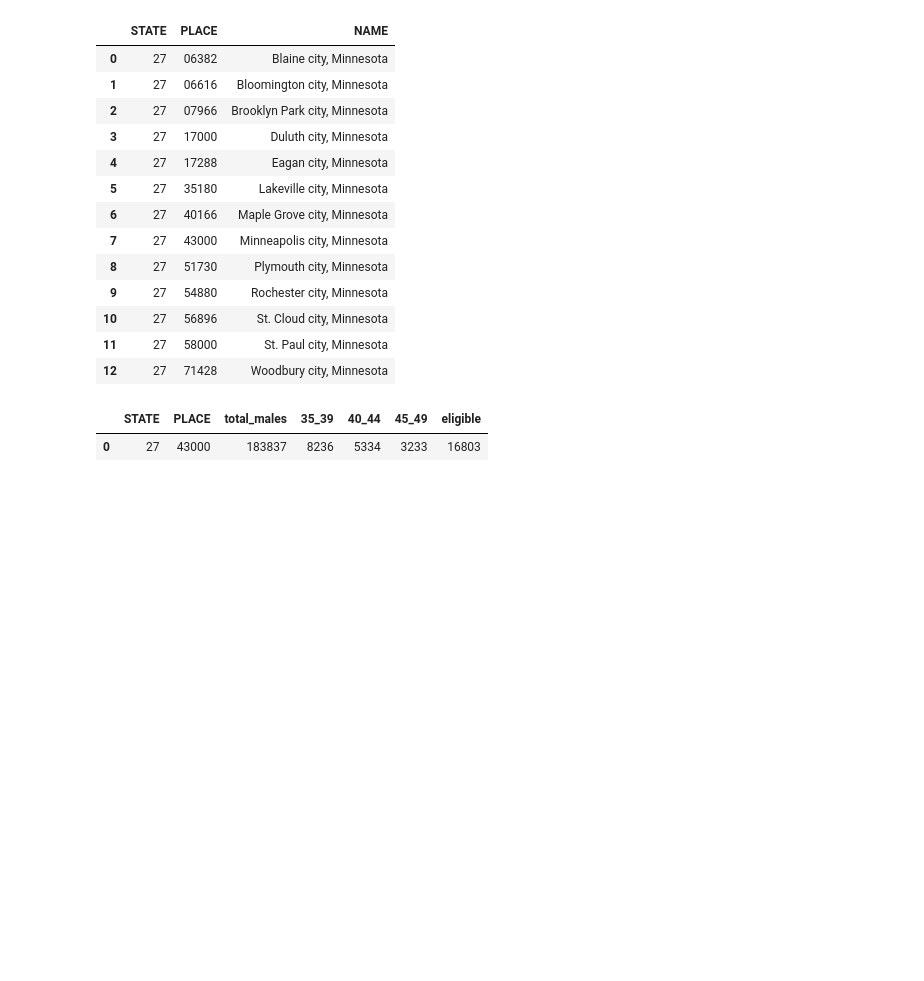
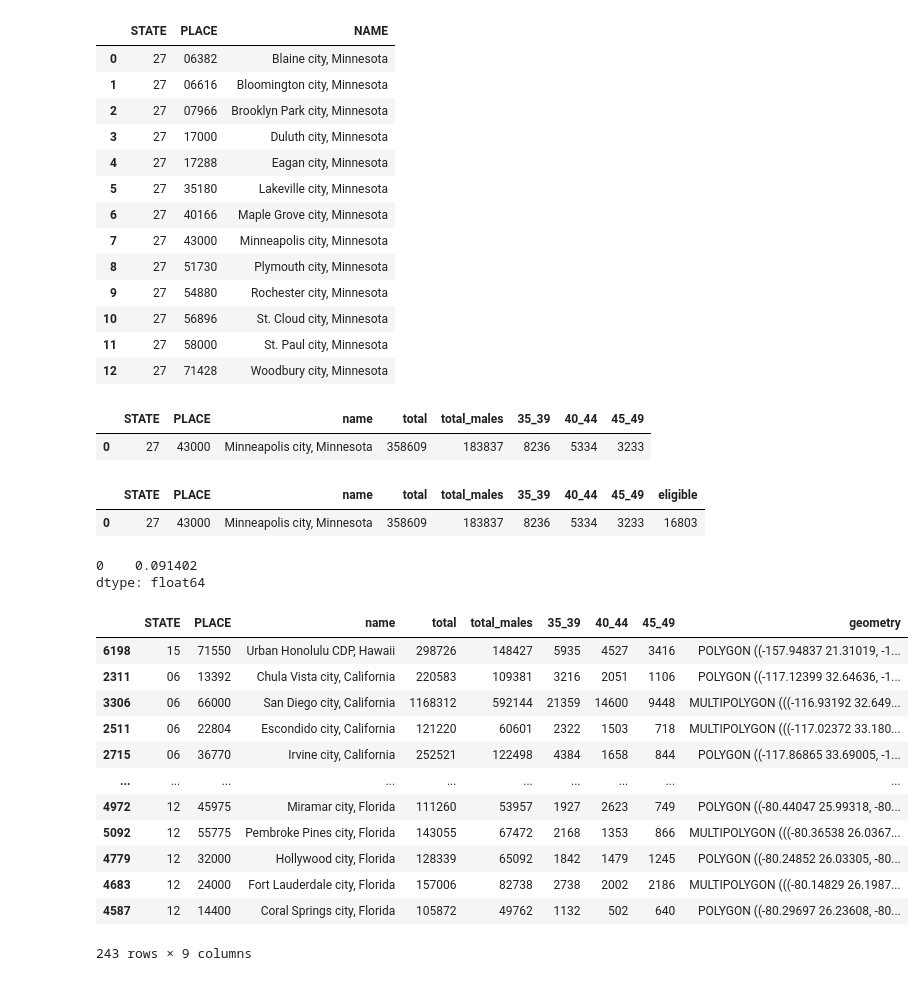
Before and after one commit to scottpham/NICAR25-CensusDIS-how-to, a Jupyter notebook: completed_notebooks/3_dating_pool.ipynb, the cells around one changed output. Drawn from its saved outputs; the diff is of its cells as text; code cells hidden in the pictures; blank space fills up the shorter version.

```diff
--- a/completed_notebooks/3_dating_pool.ipynb
+++ b/completed_notebooks/3_dating_pool.ipynb
@@ -144,20 +171,59 @@ ced.download(
 | 11 | 27 | 58000 | St. Paul city, Minnesota |
 | 12 | 27 | 71428 | Woodbury city, Minnesota |
 # %%
+minneapolis = "43000"
+
 mn_pool = ced.download(
     "acs/acs5",
     2023,
-    download_variables = plus_divorced.keys(),
-    state = MN,
-    place = "43000"
+    download_variables = variables.keys(),
+    state = states.MN,
+    place = minneapolis
 ).rename(
     columns = variables
 )
 
 mn_pool.head()
+# %% [output]
+|  | STATE | PLACE | name | total | total_males | 35_39 | 40_44 | 45_49 |
+| 0 | 27 | 43000 | Minneapolis city, Minnesota | 358609 | 183837 | 8236 | 5334 | 3233 |
-# %%
-pool["eligible"] = pool["35_39"] + pool["40_44"] + pool["45_49"]
-pool
-# %% [output]
-|  | STATE | PLACE | total_males | 35_39 | 40_44 | 45_49 | eligible |
-| 0 | 27 | 43000 | 183837 | 8236 | 5334 | 3233 | 16803 |
+# %%
+mn_pool["eligible"] = mn_pool["35_39"] + mn_pool["40_44"] + mn_pool["45_49"]
+
+mn_pool
+# %% [output]
+|  | STATE | PLACE | name | total | total_males | 35_39 | 40_44 | 45_49 | eligible |
+| 0 | 27 | 43000 | Minneapolis city, Minnesota | 358609 | 183837 | 8236 | 5334 | 3233 | 16803 |
+# %%
+mn_pool["eligible"]/mn_pool["total_males"]
+# %% [output]
+0    0.091402
+dtype: float64
+# %%
+# what's actually normal?
+all_cities = ced.download(
+    "acs/acs5",
+    2023,
+    download_variables = variables.keys(),
+    state = states.ALL_STATES_AND_DC,
+    place = "*",
+    with_geometry=True
+).rename(
+    columns = variables
+).loc[ lambda x: x["total"] > 100000]
+
+all_cities.sort_values("geometry")
+# %% [output]
+|  | STATE | PLACE | name | total | total_males | 35_39 | 40_44 | 45_49 | geometry |
+| 6198 | 15 | 71550 | Urban Honolulu CDP, Hawaii | 298726 | 148427 | 5935 | 4527 | 3416 | POLYGON ((-157.94837 21.31019, -1... |
+| 2311 | 06 | 13392 | Chula Vista city, California | 220583 | 109381 | 3216 | 2051 | 1106 | POLYGON ((-117.12399 32.64636, -1... |
+| 3306 | 06 | 66000 | San Diego city, California | 1168312 | 592144 | 21359 | 14600 | 9448 | MULTIPOLYGON (((-116.93192 32.649... |
+| 2511 | 06 | 22804 | Escondido city, California | 121220 | 60601 | 2322 | 1503 | 718 | MULTIPOLYGON (((-117.02372 33.180... |
+| 2715 | 06 | 36770 | Irvine city, California | 252521 | 122498 | 4384 | 1658 | 844 | POLYGON ((-117.86865 33.69005, -1... |
+| ... | ... | ... | ... | ... | ... | ... | ... | ... | ... |
+| 4972 | 12 | 45975 | Miramar city, Florida | 111260 | 53957 | 1927 | 2623 | 749 | POLYGON ((-80.44047 25.99318, -80... |
+| 5092 | 12 | 55775 | Pembroke Pines city, Florida | 143055 | 67472 | 2168 | 1353 | 866 | MULTIPOLYGON (((-80.36538 26.0367... |
+| 4779 | 12 | 32000 | Hollywood city, Florida | 128339 | 65092 | 1842 | 1479 | 1245 | POLYGON ((-80.24852 26.03305, -80... |
+| 4683 | 12 | 24000 | Fort Lauderdale city, Florida | 157006 | 82738 | 2738 | 2002 | 2186 | MULTIPOLYGON (((-80.14829 26.1987... |
+| 4587 | 12 | 14400 | Coral Springs city, Florida | 105872 | 49762 | 1132 | 502 | 640 | POLYGON ((-80.29697 26.23608, -80... |
+243 rows × 9 columns
```
Also changed, not shown: parts of 21 cells of this notebook, 3 other files.
